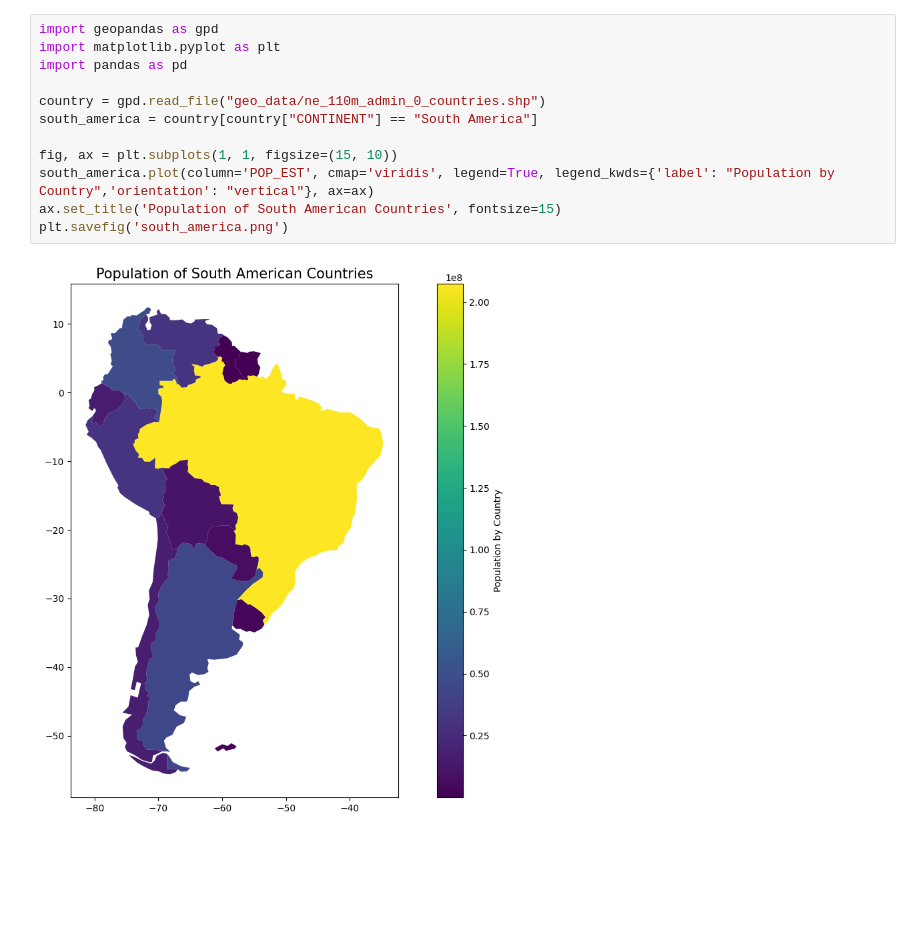
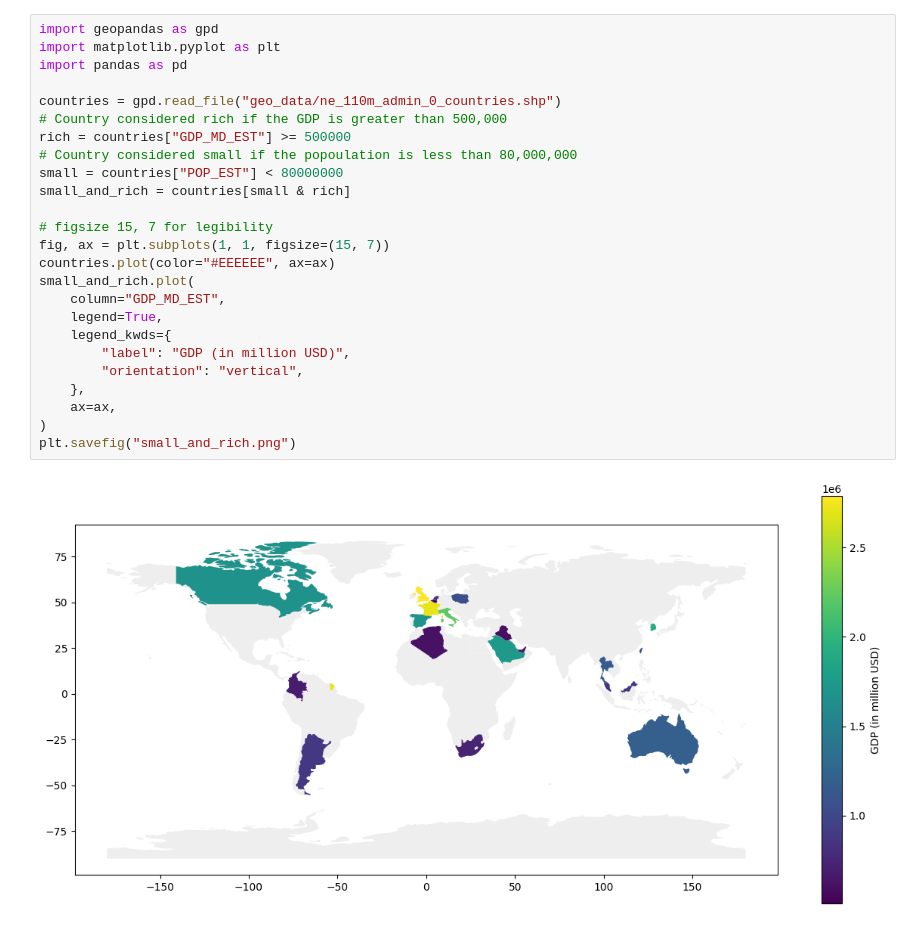
Before and after one commit to sirpoetvic/CSE163, a Jupyter notebook: Victor/CP7/test_file.ipynb, the cells around one changed output. Drawn from its saved outputs; the diff is of its cells as text; blank space fills up the shorter version.

Commit message:
completed create_smal_and_rich function

```diff
--- a/Victor/CP7/test_file.ipynb
+++ b/Victor/CP7/test_file.ipynb
@@ -1,14 +1,27 @@
 # %%
 import geopandas as gpd
 import matplotlib.pyplot as plt
 import pandas as pd
 
-country = gpd.read_file("geo_data/ne_110m_admin_0_countries.shp")
-south_america = country[country["CONTINENT"] == "South America"]
+countries = gpd.read_file("geo_data/ne_110m_admin_0_countries.shp")
+# Country considered rich if the GDP is greater than 500,000
+rich = countries["GDP_MD_EST"] >= 500000
+# Country considered small if the popoulation is less than 80,000,000
+small = countries["POP_EST"] < 80000000
+small_and_rich = countries[small & rich]
 
-fig, ax = plt.subplots(1, 1, figsize=(15, 10))
-south_america.plot(column='POP_EST', cmap='viridis', legend=True, legend_kwds={'label': "Population by Country",'orientation': "vertical"}, ax=ax)
-ax.set_title('Population of South American Countries', fontsize=15)
-plt.savefig('south_america.png')
+# figsize 15, 7 for legibility
+fig, ax = plt.subplots(1, 1, figsize=(15, 7))
+countries.plot(color="#EEEEEE", ax=ax)
+small_and_rich.plot(
+    column="GDP_MD_EST",
+    legend=True,
+    legend_kwds={
+        "label": "GDP (in million USD)",
+        "orientation": "vertical",
+    },
+    ax=ax,
+)
+plt.savefig("small_and_rich.png")
 # %% [output]
-[figure, old version]
+[figure, new version]
```
Also changed, not shown: 3 other files.
